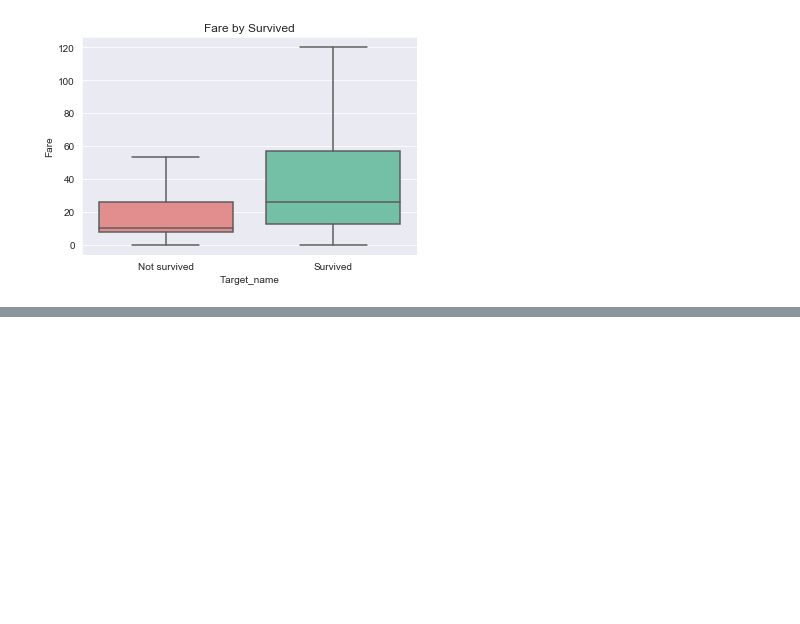
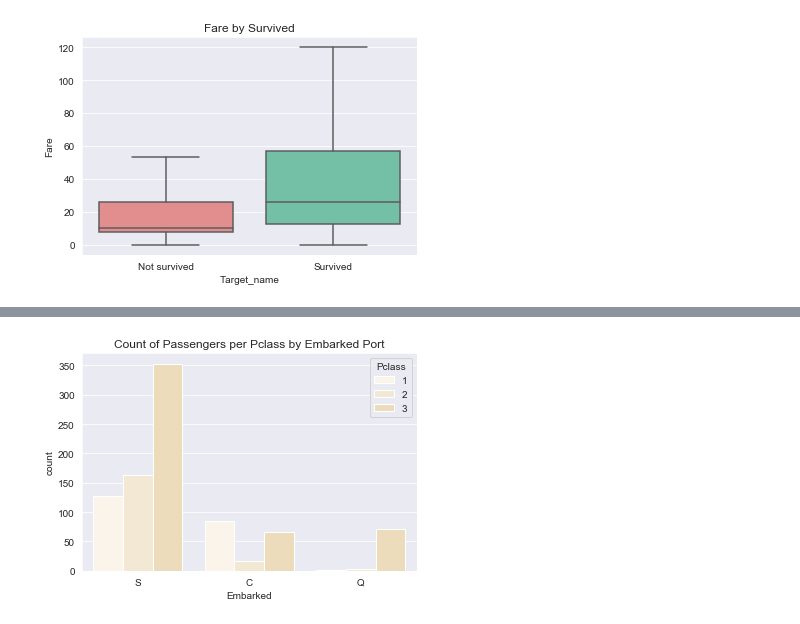
Before and after one commit to arsalanfardi/Titanic-Survival-Prediction, a Jupyter notebook: Titanic_Survival_Prediction.ipynb, the cells around one changed output, grey strips where cells are left out. Drawn from its saved outputs; the diff is of its cells as text; code cells hidden in the pictures; blank space fills up the shorter version.

```diff
--- a/Titanic_Survival_Prediction.ipynb
+++ b/Titanic_Survival_Prediction.ipynb
@@ -257,0 +250,5 @@ df[["Pclass", "Embarked"]].groupby(['Embarked'], as_index=True).count()
+# %%
+ax = sns.countplot(x='Embarked', hue='Pclass', data=df, color='wheat')
+ax.set_title('Count of Passengers per Pclass by Embarked Port');
+# %% [output]
+[figure, added]
```
Also changed, not shown: parts of 13 cells of this notebook.
